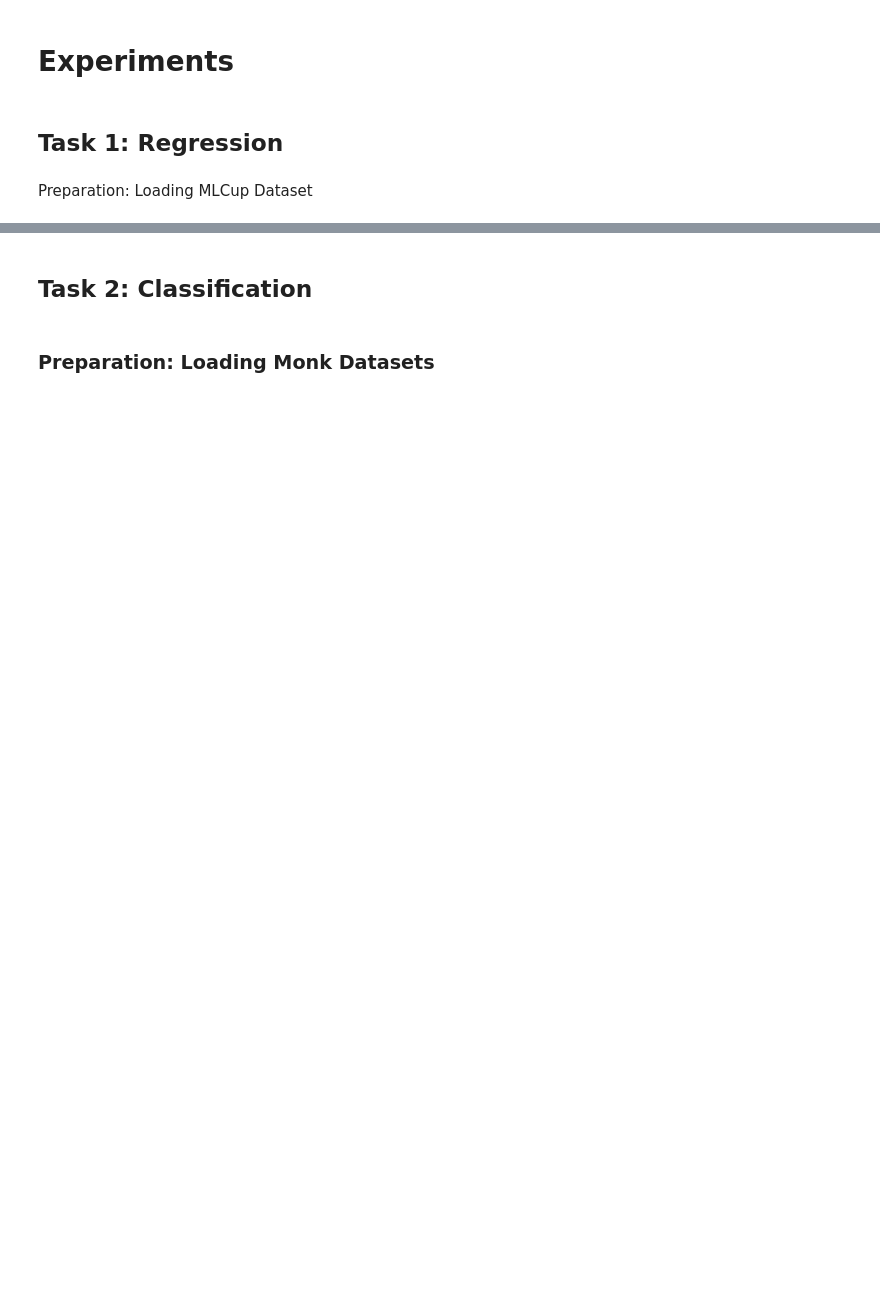
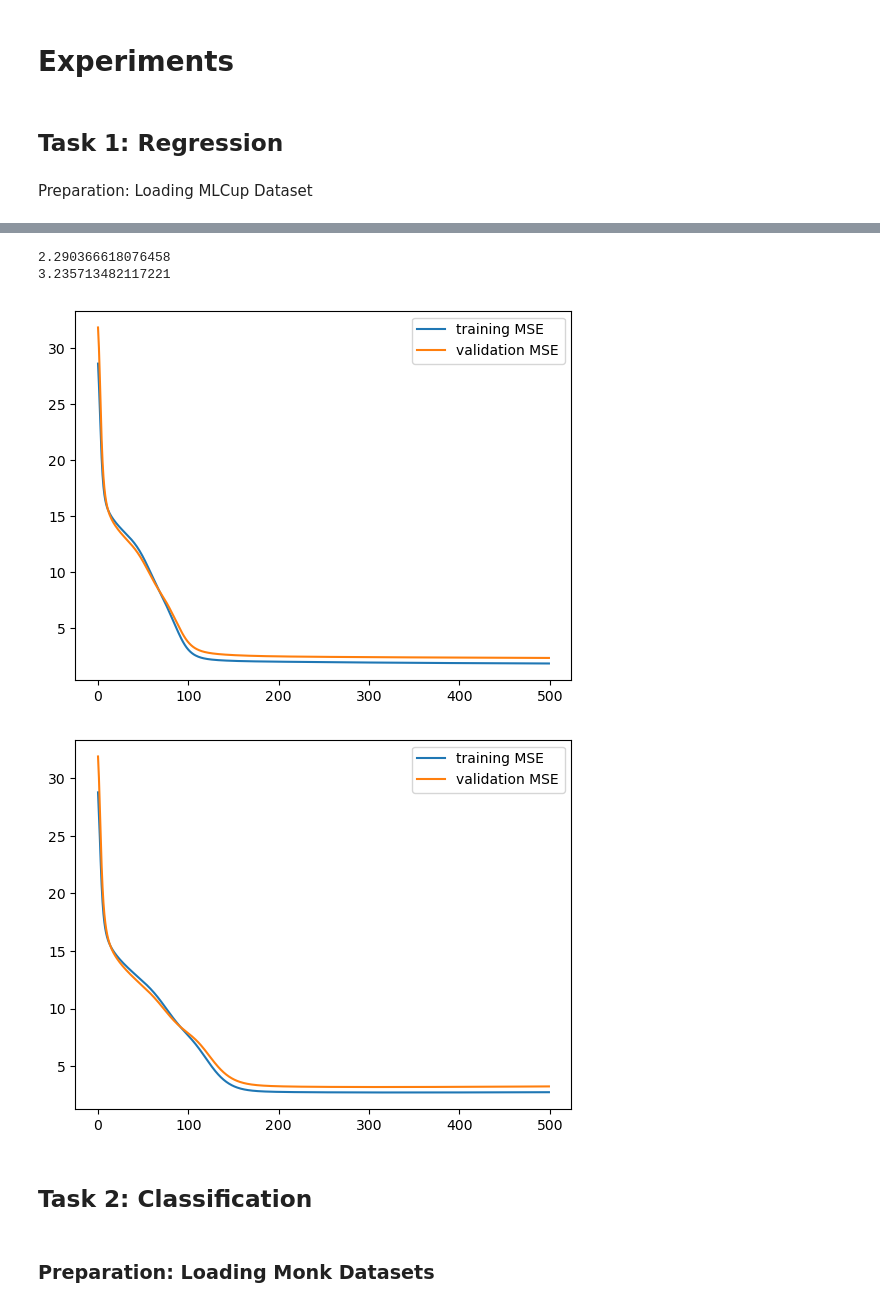
Before and after one commit to DreRnc/MLx2, a Jupyter notebook: Experiments.ipynb, the cells around one changed output, grey strips where cells are left out. Cells and saved outputs as stored; diff of their text form; code cells hidden in the pictures; blank space fills up the shorter version.

```diff
--- a/Experiments.ipynb
+++ b/Experiments.ipynb
@@ -35,3 +54,18 @@ print(X_test.shape)
+# %%
+for alpha_l2 in [0,0.05]:
+    mlp = MLP([60,20], 9, 2, task = "regression", activation_function = 'sigm')
+    mlp.fit(X_train, y_train, n_epochs = 500, batch_size = 256, step = 0.02,
+            momentum = 0.8, Nesterov = True, patience = 1000, regularization = "l2", alpha_l2=alpha_l2)
+    fig, ax = plt.subplots()
+    ax.plot(mlp.learning_curve, label = "training MSE")
+    ax.plot(mlp.validation_curve, label = "validation MSE")
+    ax.legend()
+    print(mlp.validation_curve[499])
+# %% [output]
+2.290366618076458
+3.235713482117221
+[figure, added]
+[figure, added]
 # %% [markdown]
 ## Task 2: Classification
 # %% [markdown]
```
Also changed, not shown: parts of 7 cells of this notebook, 2 other files.
